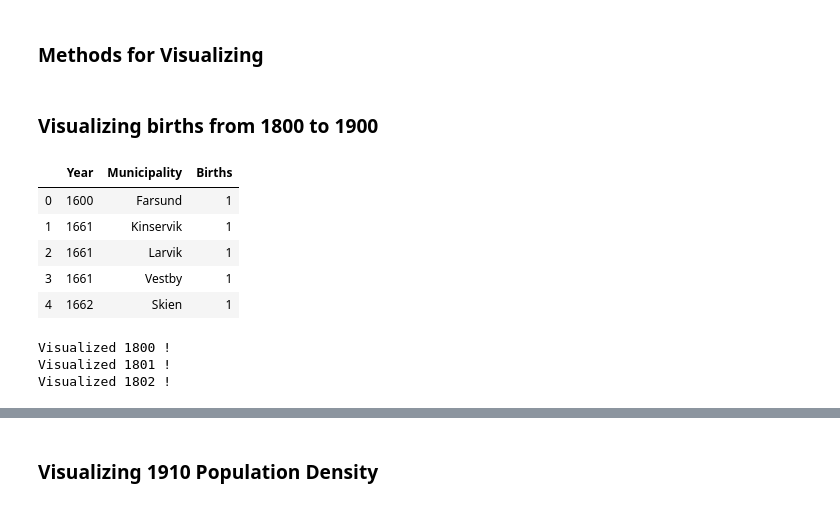
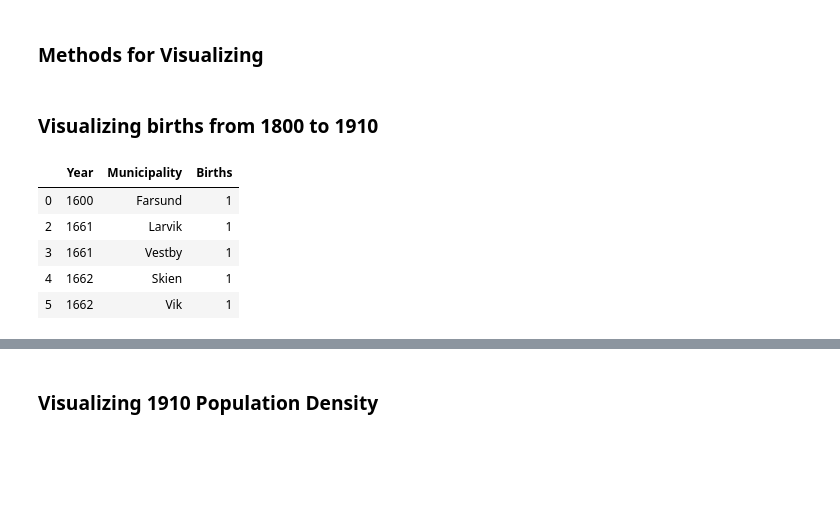
Before and after one commit to BerntA/NorwegianDemographics, a Jupyter notebook: src/visualize.ipynb, the cells around one changed output, grey strips where cells are left out. Cells and saved outputs as stored; diff of their text form; code cells hidden in the pictures; blank space fills up the shorter version.

Commit message:
- Preprocessed birth places some more.
- Updated visualization.

```diff
--- a/src/visualize.ipynb
+++ b/src/visualize.ipynb
@@ -103,18 +103,18 @@ def visualize(data, values, title='', cat=False, figPath=None, dontShow=False):
     if dontShow:
         plt.close()
 # %% [markdown]
-### Visualizing births from 1800 to 1900
+### Visualizing births from 1800 to 1910
 # %%
 df_births = pd.read_csv('data/census_births.csv', encoding='utf-8', names=['Year', 'Municipality', 'Births'])
-#df_births.drop([i for i,m in enumerate(df_births.Municipality) if str(m).title() not in MUNICIPALITIES], inplace=True) # Remove invalid municips.
+df_births.drop([i for i,m in enumerate(df_births.Municipality) if str(m).title() not in MUNICIPALITIES], inplace=True) # Remove invalid municips.
 df_births.head()
 # %% [output]
 |  | Year | Municipality | Births |
 | 0 | 1600 | Farsund | 1 |
-| 1 | 1661 | Kinservik | 1 |
 | 2 | 1661 | Larvik | 1 |
 | 3 | 1661 | Vestby | 1 |
 | 4 | 1662 | Skien | 1 |
+| 5 | 1662 | Vik | 1 |
 # %%
 def animatePopulationOverTime(df, year_start, year_end, display=False):
     years_of_interest = sorted([int(year) for year in set(df.Year) if year is not '?' and int(year) >= year_start and int(year) <= year_end])
@@ -130,11 +130,7 @@ def animatePopulationOverTime(df, year_start, year_end, display=False):
         visualize(df_municipalities, population, '{}'.format(year), False, 'birth_{}'.format(year), not display)
         print("Visualized", year, '!')
 # %%
-animatePopulationOverTime(df_births, 1800, 1910)
+#animatePopulationOverTime(df_births, 1800, 1910)
-# %% [output]
-Visualized 1800 !
-Visualized 1801 !
-Visualized 1802 !
 # %%
 HTML('<img src="img/1800_1900_anim.gif">')
 # %% [output]
```
Also changed, not shown: parts of 3 cells of this notebook, 3 other files.
